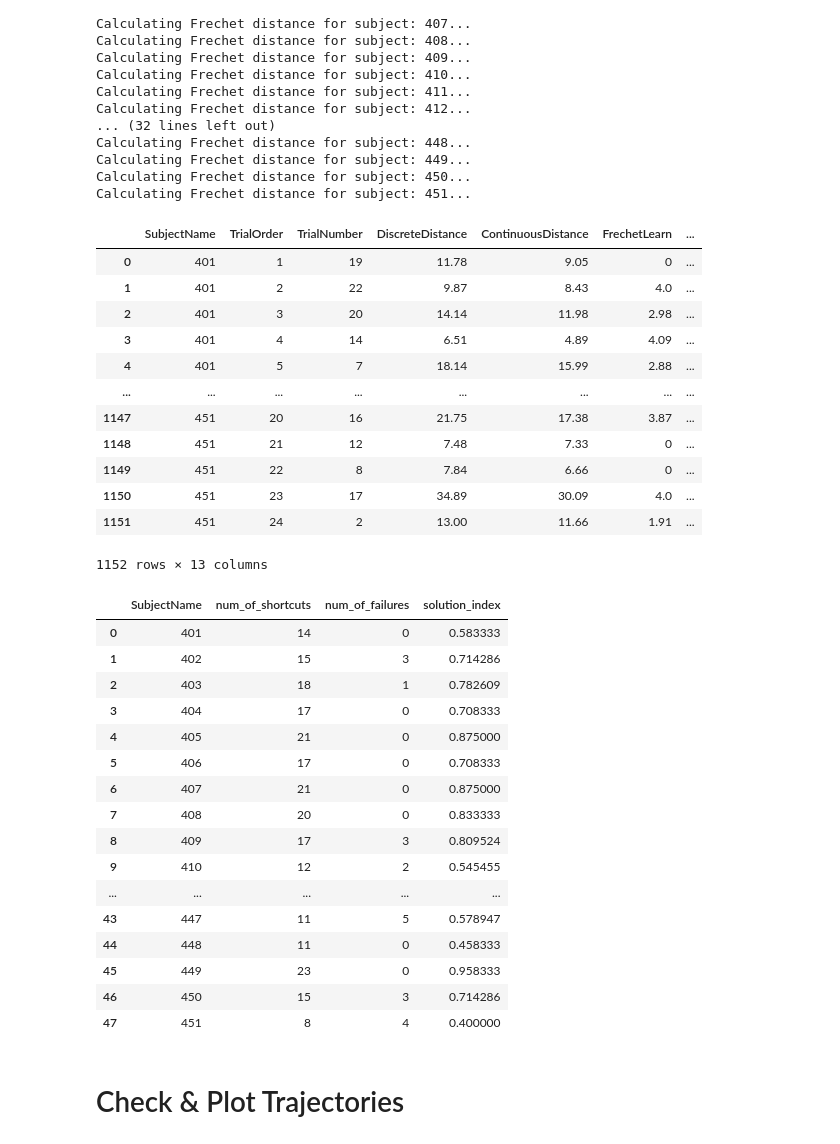
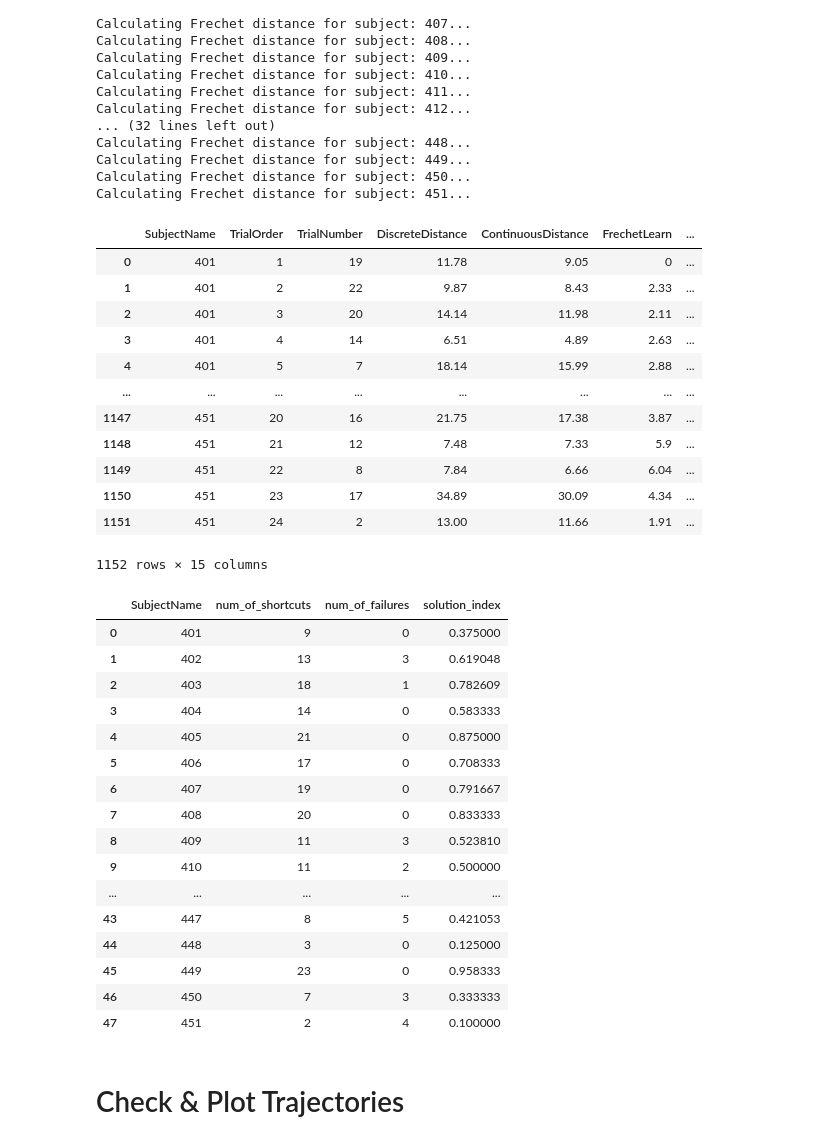
Before and after one commit to CarolHeChuanxiuyue/ConfiguralSpatialKnowledgeMeasurement, a Jupyter notebook: ImmersiveMaze/immersive_VR_processs_raw_data.ipynb, the cells around one changed output. Cells and saved outputs as stored; diff of their text form; code cells hidden in the pictures.

Commit message:
Update learn route

```diff
--- a/ImmersiveMaze/immersive_VR_processs_raw_data.ipynb
+++ b/ImmersiveMaze/immersive_VR_processs_raw_data.ipynb
@@ -52,7 +53,7 @@ from dsp_py_module import ShortcutMap
 from dsp_py_module import Strategy
 
 shortcut_map = ShortcutMap("walls.csv", "objects.csv", "ProcessedData/shortcuts.csv")
-learning_map = ShortcutMap("learning_walls.csv", "objects.csv", "ProcessedData/learning_shortcuts.csv")
+learning_map = ShortcutMap("learning_walls.csv", "objects.csv", "ProcessedData/learning_shortcuts.csv", learning=True)
 strategy = Strategy("survey_map.txt", "landmarks_on_survey_map.txt", shortcut_map)
 strategy.get_all_topological_plots(save_only=True)
 # %% [output]
@@ -130,60 +150,62 @@ frechet
 # %% [output]
 |  | SubjectName | TrialOrder | TrialNumber | DiscreteDistance | ContinuousDistance | FrechetLearn | ... |
 | 0 | 401 | 1 | 19 | 11.78 | 9.05 | 0 | ... |
-| 1 | 401 | 2 | 22 | 9.87 | 8.43 | 4.0 | ... |
-| 2 | 401 | 3 | 20 | 14.14 | 11.98 | 2.98 | ... |
-| 3 | 401 | 4 | 14 | 6.51 | 4.89 | 4.09 | ... |
+| 1 | 401 | 2 | 22 | 9.87 | 8.43 | 2.33 | ... |
+| 2 | 401 | 3 | 20 | 14.14 | 11.98 | 2.11 | ... |
+| 3 | 401 | 4 | 14 | 6.51 | 4.89 | 2.63 | ... |
 | 4 | 401 | 5 | 7 | 18.14 | 15.99 | 2.88 | ... |
 | ... | ... | ... | ... | ... | ... | ... | ... |
 | 1147 | 451 | 20 | 16 | 21.75 | 17.38 | 3.87 | ... |
-| 1148 | 451 | 21 | 12 | 7.48 | 7.33 | 0 | ... |
-| 1149 | 451 | 22 | 8 | 7.84 | 6.66 | 0 | ... |
-| 1150 | 451 | 23 | 17 | 34.89 | 30.09 | 4.0 | ... |
+| 1148 | 451 | 21 | 12 | 7.48 | 7.33 | 5.9 | ... |
+| 1149 | 451 | 22 | 8 | 7.84 | 6.66 | 6.04 | ... |
+| 1150 | 451 | 23 | 17 | 34.89 | 30.09 | 4.34 | ... |
 | 1151 | 451 | 24 | 2 | 13.00 | 11.66 | 1.91 | ... |
-1152 rows × 13 columns
+1152 rows × 15 columns
 # %%
 def is_shortest(row):
-    shortcuts = [row['FrechetShortcut'], row['FrechetReversed'], row['FrechetLearn'], row['FrechetTopo']]
+    shortcuts = [row['FrechetShortcut'], row['FrechetLearnReversed'], row['FrechetLearn'], row['FrechetTopo']]
     check = row['FrechetShortcut'] == min(shortcuts) and row['Failure'] == 0
     return check
 
+
 def process_each_subject(row):
-    return row.apply(is_shortest, axis = 1).sum()
+    return row.apply(is_shortest, axis=1).sum()
 
 
 # use pandas' apply method to apply the is_shortest function to each row of the DataFrame
 # then use pandas' sum method to count the number of rows where failure == 0 and shortcut is the minimum value
 # num_of_shortcuts = frechet.apply(lambda row: row.apply(is_shortest).sum(), axis=1)
-solution_index = frechet.groupby("SubjectName").apply(lambda row:process_each_subject(row))
+solution_index = frechet.groupby("SubjectName").apply(lambda row: process_each_subject(row))
 
 # change the row indexing to a column
 solution_index = solution_index.reset_index()
 # change the only column name to 'solution_index'
 solution_index = solution_index.rename(columns={0: 'num_of_shortcuts'})
 
-solution_index['num_of_failures'] = frechet.groupby("SubjectName").apply(lambda row: row['Failure'].sum()).reset_index()[0]
+solution_index['num_of_failures'] = \
+frechet.groupby("SubjectName").apply(lambda row: row['Failure'].sum()).reset_index()[0]
 
-solution_index['solution_index'] = solution_index['num_of_shortcuts']/(24 - solution_index['num_of_failures'])
+solution_index['solution_index'] = solution_index['num_of_shortcuts'] / (24 - solution_index['num_of_failures'])
 
 solution_index
 # %% [output]
 |  | SubjectName | num_of_shortcuts | num_of_failures | solution_index |
-| 0 | 401 | 14 | 0 | 0.583333 |
-| 1 | 402 | 15 | 3 | 0.714286 |
+| 0 | 401 | 9 | 0 | 0.375000 |
+| 1 | 402 | 13 | 3 | 0.619048 |
 | 2 | 403 | 18 | 1 | 0.782609 |
-| 3 | 404 | 17 | 0 | 0.708333 |
+| 3 | 404 | 14 | 0 | 0.583333 |
 | 4 | 405 | 21 | 0 | 0.875000 |
 | 5 | 406 | 17 | 0 | 0.708333 |
-| 6 | 407 | 21 | 0 | 0.875000 |
+| 6 | 407 | 19 | 0 | 0.791667 |
 | 7 | 408 | 20 | 0 | 0.833333 |
-| 8 | 409 | 17 | 3 | 0.809524 |
-| 9 | 410 | 12 | 2 | 0.545455 |
+| 8 | 409 | 11 | 3 | 0.523810 |
+| 9 | 410 | 11 | 2 | 0.500000 |
 | ... | ... | ... | ... | ... |
-| 43 | 447 | 11 | 5 | 0.578947 |
-| 44 | 448 | 11 | 0 | 0.458333 |
+| 43 | 447 | 8 | 5 | 0.421053 |
+| 44 | 448 | 3 | 0 | 0.125000 |
 | 45 | 449 | 23 | 0 | 0.958333 |
-| 46 | 450 | 15 | 3 | 0.714286 |
-| 47 | 451 | 8 | 4 | 0.400000 |
+| 46 | 450 | 7 | 3 | 0.333333 |
+| 47 | 451 | 2 | 4 | 0.100000 |
 # %% [markdown]
 # Check & Plot Trajectories
 # %%
```
Also changed, not shown: parts of 10 cells of this notebook, 15 other files.
